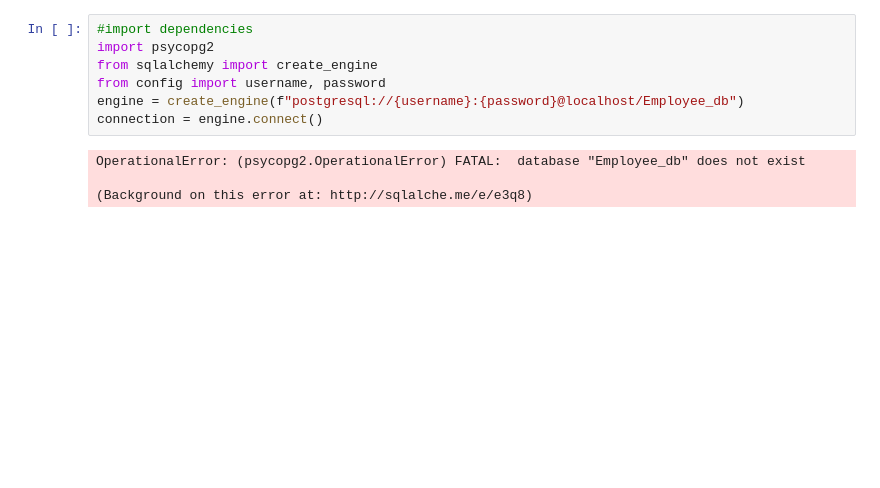
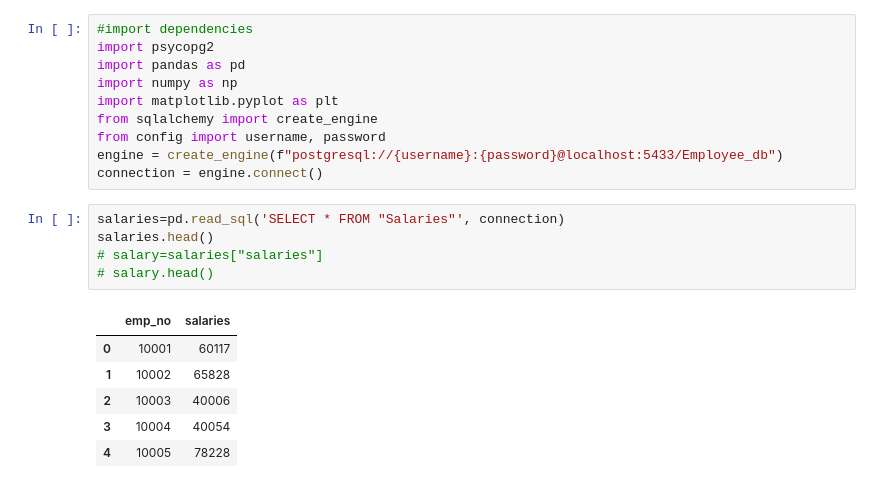
Before and after one commit to temidolan/SQL-Database-Utilization, a Jupyter notebook: Employees_db.ipynb, the cells around one changed output. Cells and saved outputs as stored; diff of their text form; blank space fills up the shorter version.

```diff
--- a/Employees_db.ipynb
+++ b/Employees_db.ipynb
@@ -1,11 +1,22 @@
 # %%
 #import dependencies
 import psycopg2
+import pandas as pd
+import numpy as np
+import matplotlib.pyplot as plt
 from sqlalchemy import create_engine
 from config import username, password
-engine = create_engine(f"postgresql://{username}:{password}@localhost/Employee_db")
+engine = create_engine(f"postgresql://{username}:{password}@localhost:5433/Employee_db")
 connection = engine.connect()
-# %% [output]
-OperationalError: (psycopg2.OperationalError) FATAL:  database "Employee_db" does not exist
-
-(Background on this error at: http://sqlalche.me/e/e3q8)
+# %%
+salaries=pd.read_sql('SELECT * FROM "Salaries"', connection)
+salaries.head()
+# salary=salaries["salaries"]
+# salary.head()
+# %% [output]
+|  | emp_no | salaries |
+| 0 | 10001 | 60117 |
+| 1 | 10002 | 65828 |
+| 2 | 10003 | 40006 |
+| 3 | 10004 | 40054 |
+| 4 | 10005 | 78228 |
```
Also changed, not shown: parts of 6 cells of this notebook.
